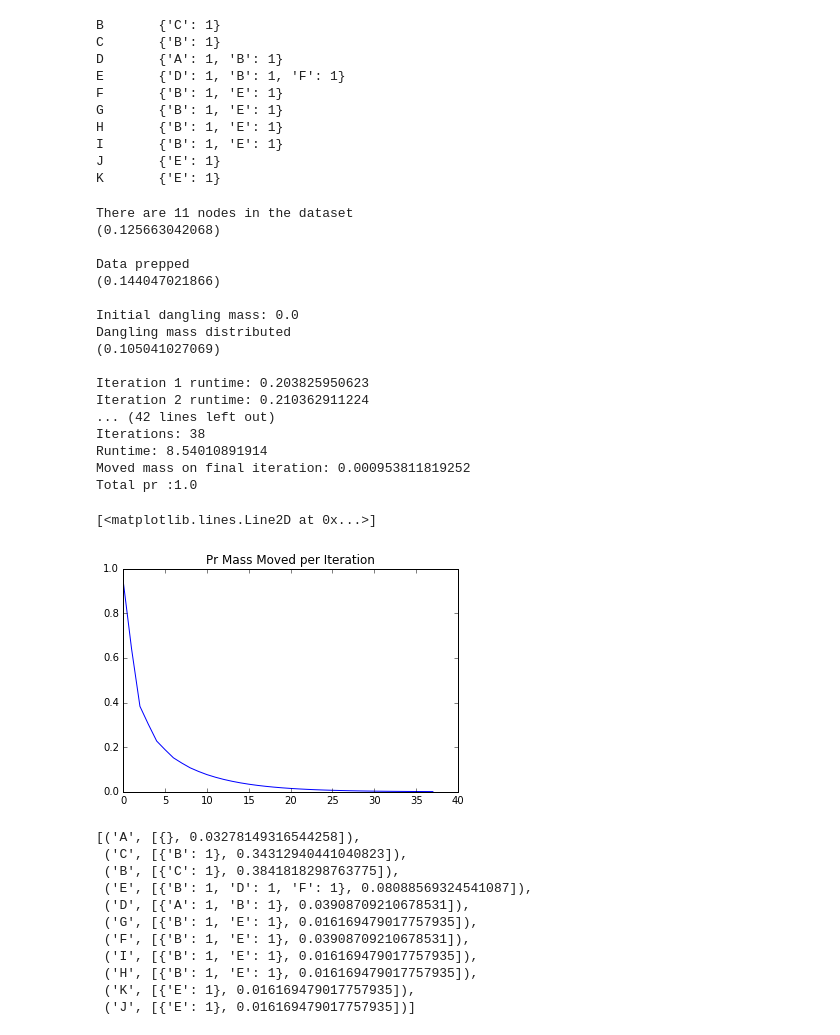
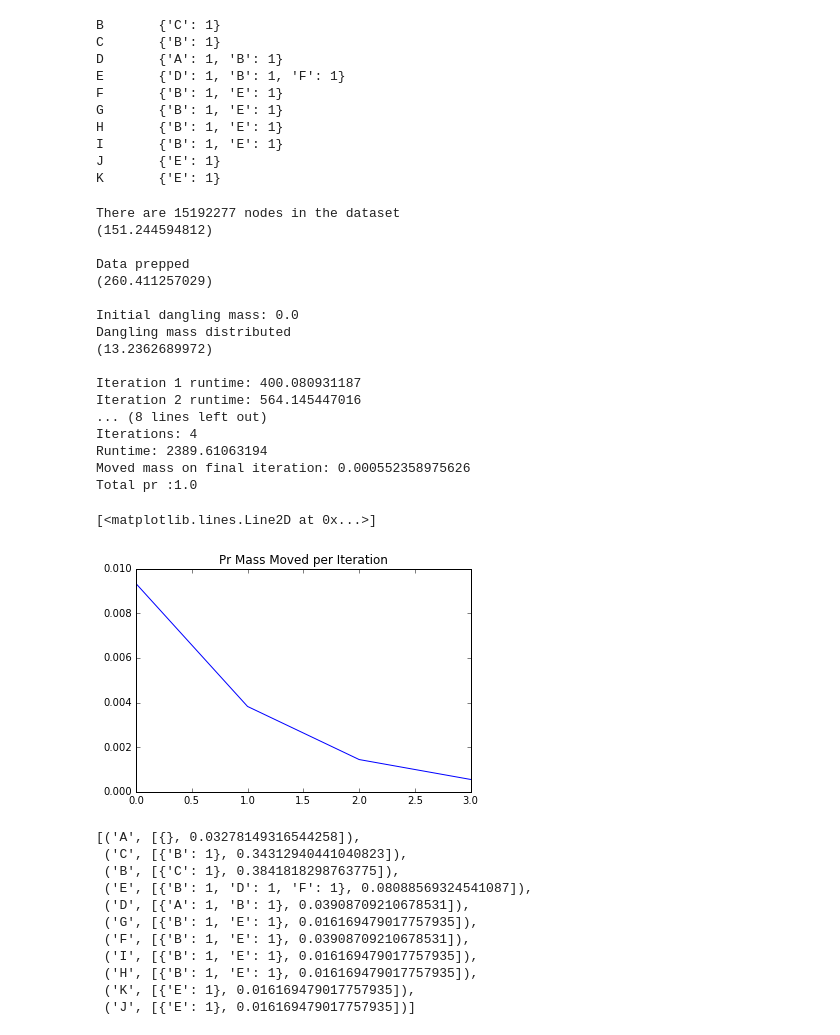
Before and after one commit to dails08/261, a Jupyter notebook: week13/HW13 Smooth.ipynb, the cells around one changed output. Cells and saved outputs as stored; diff of their text form; code cells hidden in the pictures.

```diff
--- a/week13/HW13 Smooth.ipynb
+++ b/week13/HW13 Smooth.ipynb
@@ -26,5 +30,3 @@ findspark.init()
 %matplotlib inline
 # %%
 from pyspark import SparkConf, SparkContext
-conf = SparkConf().setMaster('local').setAppName('master')
-sc = SparkContext(conf = conf)
@@ -149,7 +161,8 @@ def finalize(entry, dangling_mass):
 verbose = False
 
 #load the data and process it
-data = sc.textFile("./PageRank-test.txt").map(processLine)
+data = sc.textFile("/data/all-pages-indexed-out.txt").map(processLine).repartition(50).cache()
+# data = sc.textFile("/data/PageRank-test.txt").map(processLine)
 
 overall_start_time = time.time()
 
@@ -195,8 +208,9 @@ print "(" + str(distribute_time) + ")\n"
 
 deltas = []
 i = 0
-while accum_moved_mass.value >= .001 and i < 40:
-    i += 1
+# while accum_moved_mass.value >= .001 and i < 40:
+for i in range(50):
+#     i += 1
     if verbose:
         print "Iteration: " + str(i)
     accum_dangling_mass = sc.accumulator(0.0)
@@ -217,44 +231,44 @@ while accum_moved_mass.value >= .001 and i < 40:
     intermediate_data.cache()
     intermediate_data.take(1)
     if verbose:
         print "Moved mass: " + str(accum_moved_mass.value)
         print "Total pr: " + str(intermediate_data.map(lambda x: x[1][1]).reduce(lambda x, y: x + y)) + "\n"
     deltas.append(accum_moved_mass.value)
     iteration_runtime = time.time() - iteration_start_time
     print "Iteration " + str(i) + " runtime: " + str(iteration_runtime)
 
 overall_runtime = time.time() - overall_start_time
 
 #report results
 
 print "\n\n\n"
 print "Results:\n"
 print "Iterations: " + str(i)
 print "Runtime: " + str(overall_runtime)
 print "Moved mass on final iteration: " + str(accum_moved_mass.value)
 print "Total pr :" + str(intermediate_data.map(lambda x: x[1][1]).reduce(lambda x, y: x+y))
 plt.title("Pr Mass Moved per Iteration")
 plt.plot(deltas)
 # %% [output]
-There are 11 nodes in the dataset
-(0.125663042068)
+There are 15192277 nodes in the dataset
+(151.244594812)
 
 Data prepped
-(0.144047021866)
+(260.411257029)
 
 Initial dangling mass: 0.0
 Dangling mass distributed
-(0.105041027069)
+(13.2362689972)
 
-Iteration 1 runtime: 0.203825950623
-Iteration 2 runtime: 0.210362911224
-... (42 lines left out)
-Iterations: 38
-Runtime: 8.54010891914
-Moved mass on final iteration: 0.000953811819252
+Iteration 1 runtime: 400.080931187
+Iteration 2 runtime: 564.145447016
+... (8 lines left out)
+Iterations: 4
+Runtime: 2389.61063194
+Moved mass on final iteration: 0.000552358975626
 Total pr :1.0
 [<matplotlib.lines.Line2D at 0x...>]
-[figure, old version]
+[figure, new version]
 # %%
 # target values:
 # A,0.033
```
Also changed, not shown: parts of 6 cells of this notebook.
